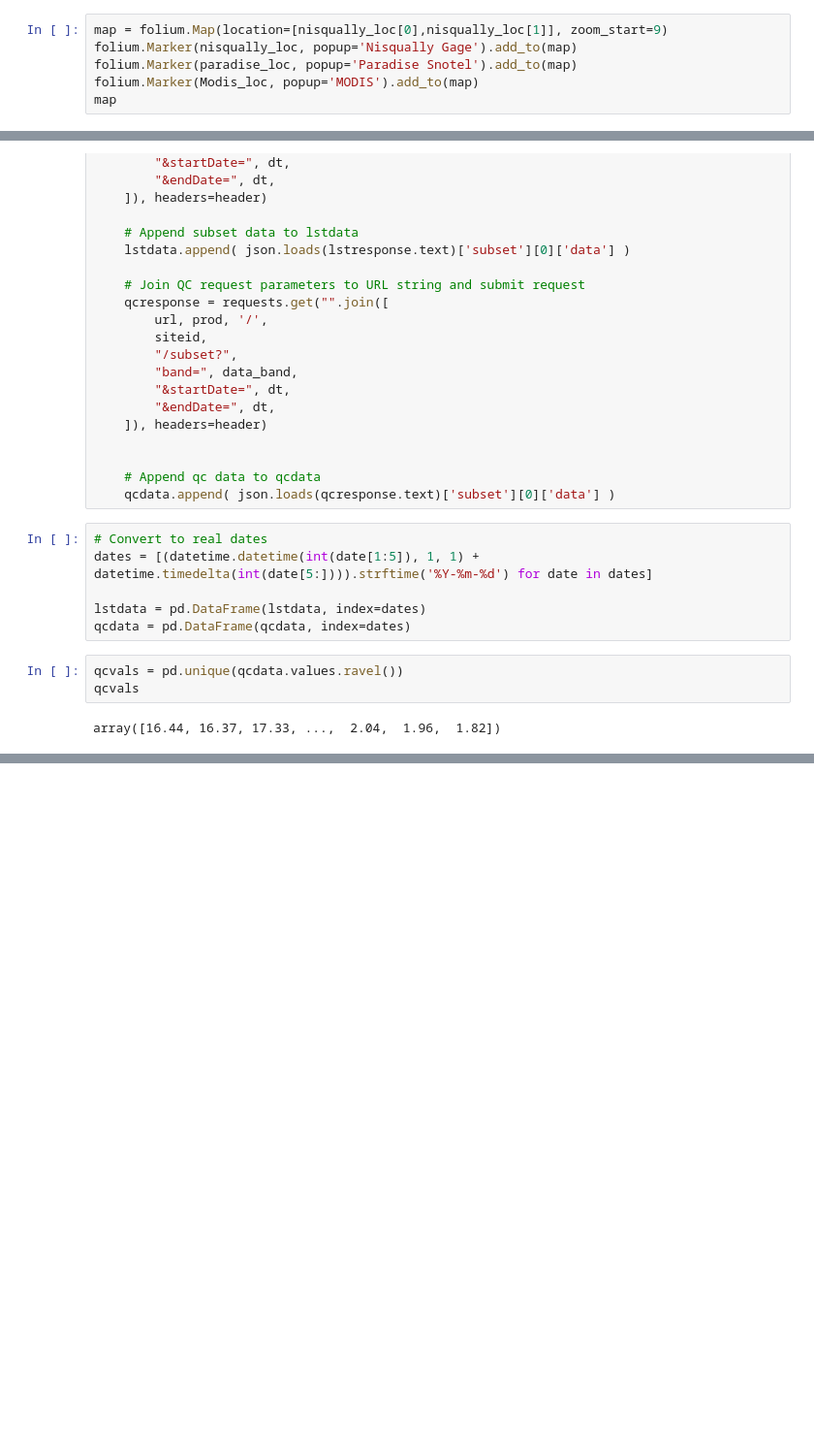
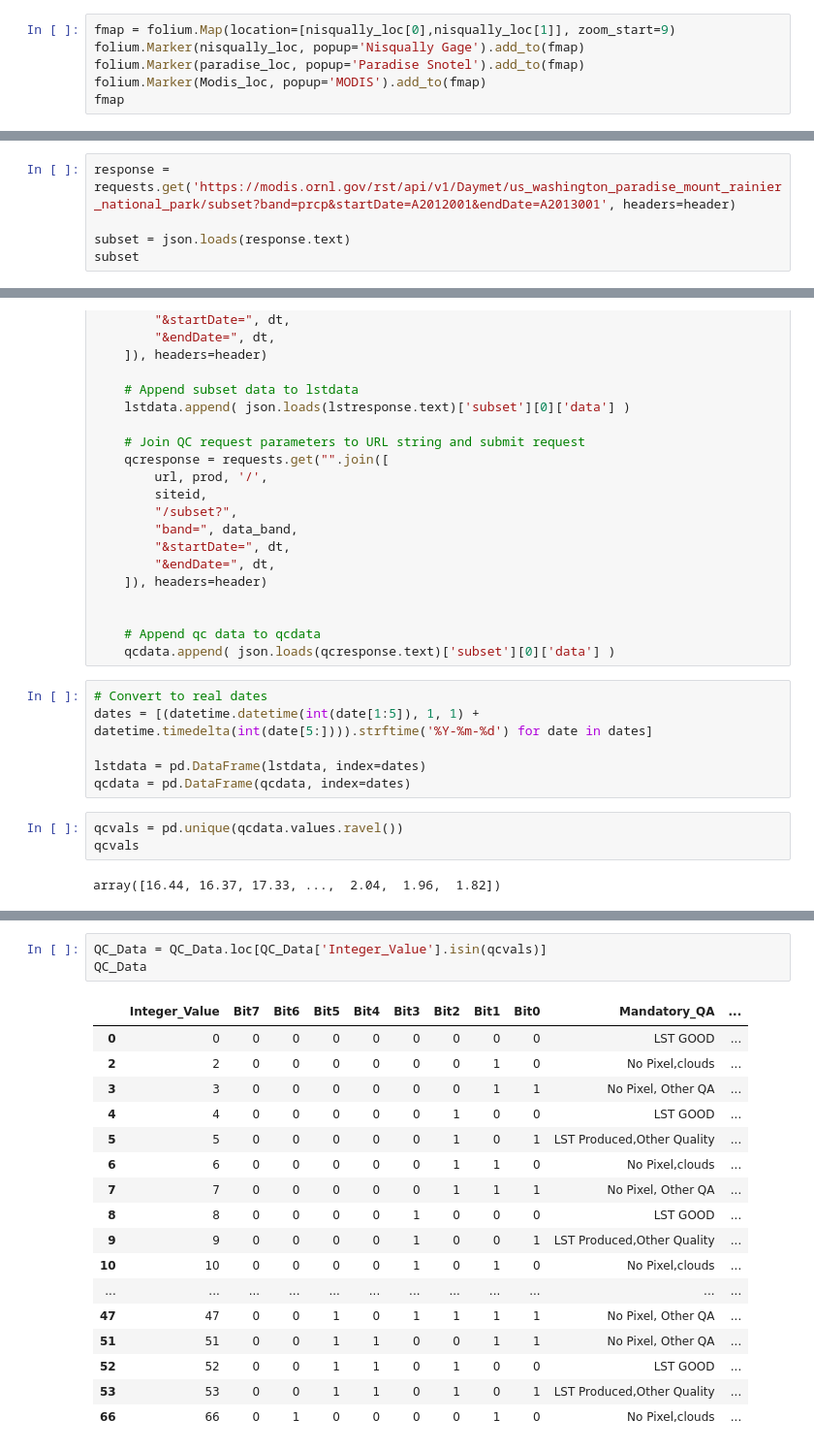
Before and after one commit to ianvd/gage-guesser, a Jupyter notebook: Main.ipynb, the cells around one changed output, grey strips where cells are left out. Shown at 97% size. Saved outputs shown, nothing was run; the diff lists cells and outputs as text; blank space fills up the shorter version.

```diff
--- a/Main.ipynb
+++ b/Main.ipynb
@@ -237,11 +237,11 @@ Modis_loc = 46.783, -121.73
 #### add in shapefile of the upstream basin and a centerline of our river...
 [like this](https://waterdata.usgs.gov/monitoring-location/12082500/#parameterCode=00065&period=P7D)
 # %%
-map = folium.Map(location=[nisqually_loc[0],nisqually_loc[1]], zoom_start=9)
-folium.Marker(nisqually_loc, popup='Nisqually Gage').add_to(map)
-folium.Marker(paradise_loc, popup='Paradise Snotel').add_to(map)
-folium.Marker(Modis_loc, popup='MODIS').add_to(map)
-map
+fmap = folium.Map(location=[nisqually_loc[0],nisqually_loc[1]], zoom_start=9)
+folium.Marker(nisqually_loc, popup='Nisqually Gage').add_to(fmap)
+folium.Marker(paradise_loc, popup='Paradise Snotel').add_to(fmap)
+folium.Marker(Modis_loc, popup='MODIS').add_to(fmap)
+fmap
 # %% [output]
 [interactive output not drawn]
 # %% [markdown]
@@ -267,3 +267,8 @@ dates = json.loads(response.text)['dates']
 
 modis_dates = [i['modis_date'] for i in dates]
 calendar_dates = [i['calendar_date'] for i in dates]
+# %%
+response = requests.get('https://modis.ornl.gov/rst/api/v1/Daymet/us_washington_paradise_mount_rainier_national_park/subset?band=prcp&startDate=A2012001&endDate=A2013001', headers=header)
+
+subset = json.loads(response.text)
+subset
@@ -379,0 +415,21 @@ TypeError: 'Map' object is not callable
+# %%
+QC_Data = QC_Data.loc[QC_Data['Integer_Value'].isin(qcvals)]
+QC_Data
+# %% [output]
+|  | Integer_Value | Bit7 | Bit6 | Bit5 | Bit4 | Bit3 | Bit2 | Bit1 | Bit0 | Mandatory_QA | ... |
+| 0 | 0 | 0 | 0 | 0 | 0 | 0 | 0 | 0 | 0 | LST GOOD | ... |
+| 2 | 2 | 0 | 0 | 0 | 0 | 0 | 0 | 1 | 0 | No Pixel,clouds | ... |
+| 3 | 3 | 0 | 0 | 0 | 0 | 0 | 0 | 1 | 1 | No Pixel, Other QA | ... |
+| 4 | 4 | 0 | 0 | 0 | 0 | 0 | 1 | 0 | 0 | LST GOOD | ... |
+| 5 | 5 | 0 | 0 | 0 | 0 | 0 | 1 | 0 | 1 | LST Produced,Other Quality | ... |
+| 6 | 6 | 0 | 0 | 0 | 0 | 0 | 1 | 1 | 0 | No Pixel,clouds | ... |
+| 7 | 7 | 0 | 0 | 0 | 0 | 0 | 1 | 1 | 1 | No Pixel, Other QA | ... |
+| 8 | 8 | 0 | 0 | 0 | 0 | 1 | 0 | 0 | 0 | LST GOOD | ... |
+| 9 | 9 | 0 | 0 | 0 | 0 | 1 | 0 | 0 | 1 | LST Produced,Other Quality | ... |
+| 10 | 10 | 0 | 0 | 0 | 0 | 1 | 0 | 1 | 0 | No Pixel,clouds | ... |
+| ... | ... | ... | ... | ... | ... | ... | ... | ... | ... | ... | ... |
+| 47 | 47 | 0 | 0 | 1 | 0 | 1 | 1 | 1 | 1 | No Pixel, Other QA | ... |
+| 51 | 51 | 0 | 0 | 1 | 1 | 0 | 0 | 1 | 1 | No Pixel, Other QA | ... |
+| 52 | 52 | 0 | 0 | 1 | 1 | 0 | 1 | 0 | 0 | LST GOOD | ... |
+| 53 | 53 | 0 | 0 | 1 | 1 | 0 | 1 | 0 | 1 | LST Produced,Other Quality | ... |
+| 66 | 66 | 0 | 1 | 0 | 0 | 0 | 0 | 1 | 0 | No Pixel,clouds | ... |
```
Also changed, not shown: parts of 9 cells of this notebook.
